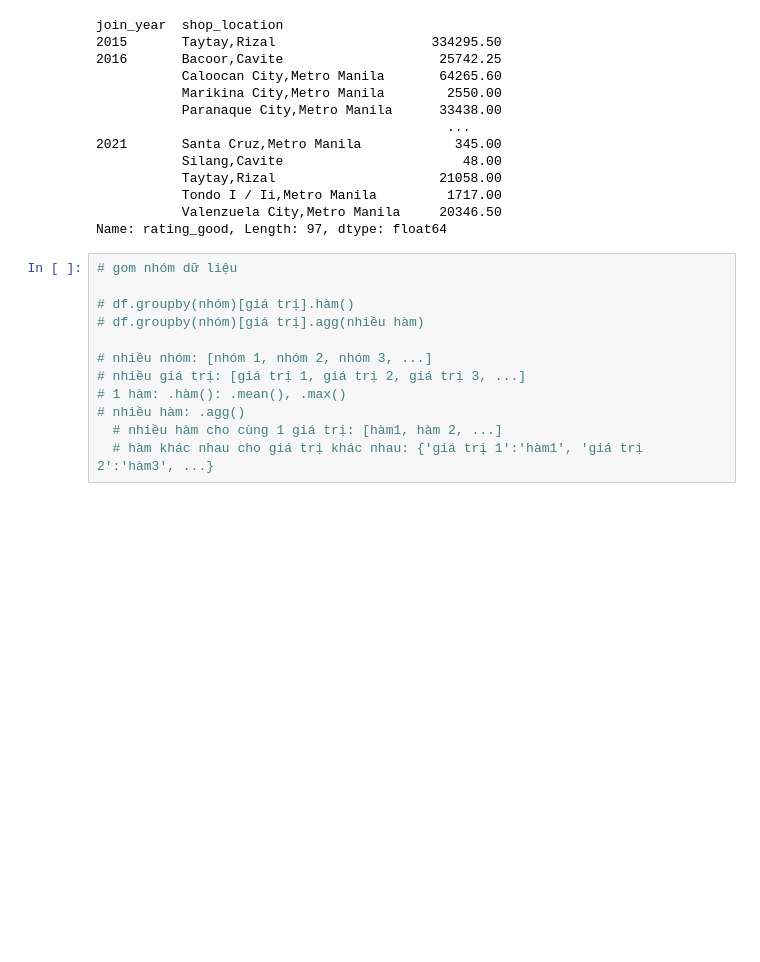
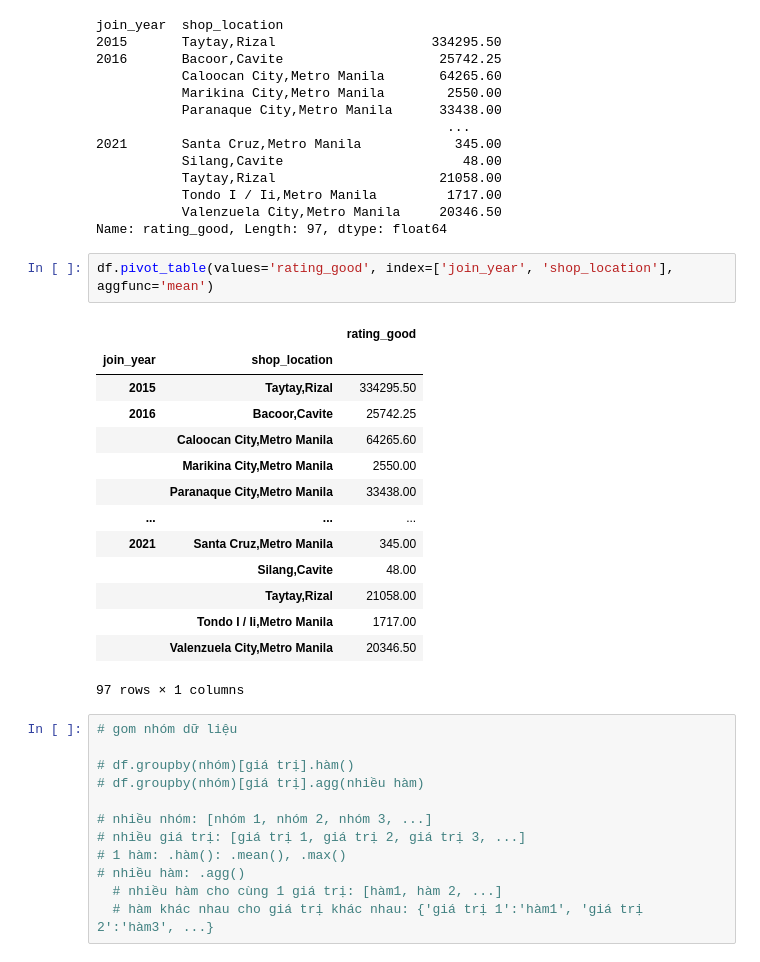
Before and after one commit to ntnqu/DAP2311R1, a Jupyter notebook: Buổi 6 - 28112023/day6_thaotacdulieu_live.ipynb, the cells around one changed output. Drawn from its saved outputs; the diff is of its cells as text; blank space fills up the shorter version.

```diff
--- a/Buổi 6 - 28112023/day6_thaotacdulieu_live.ipynb
+++ b/Buổi 6 - 28112023/day6_thaotacdulieu_live.ipynb
@@ -438,6 +475,23 @@ join_year  shop_location
            Tondo I / Ii,Metro Manila         1717.00
            Valenzuela City,Metro Manila     20346.50
 Name: rating_good, Length: 97, dtype: float64
+# %%
+df.pivot_table(values='rating_good', index=['join_year', 'shop_location'], aggfunc='mean')
+# %% [output]
+|  |  | rating_good |
+| join_year | shop_location |  |
+| 2015 | Taytay,Rizal | 334295.50 |
+| 2016 | Bacoor,Cavite | 25742.25 |
+|  | Caloocan City,Metro Manila | 64265.60 |
+|  | Marikina City,Metro Manila | 2550.00 |
+|  | Paranaque City,Metro Manila | 33438.00 |
+| ... | ... | ... |
+| 2021 | Santa Cruz,Metro Manila | 345.00 |
+|  | Silang,Cavite | 48.00 |
+|  | Taytay,Rizal | 21058.00 |
+|  | Tondo I / Ii,Metro Manila | 1717.00 |
+|  | Valenzuela City,Metro Manila | 20346.50 |
+97 rows × 1 columns
 # %%
 # gom nhóm dữ liệu
 
```
Also changed, not shown: parts of 12 cells of this notebook, 21 other files.
